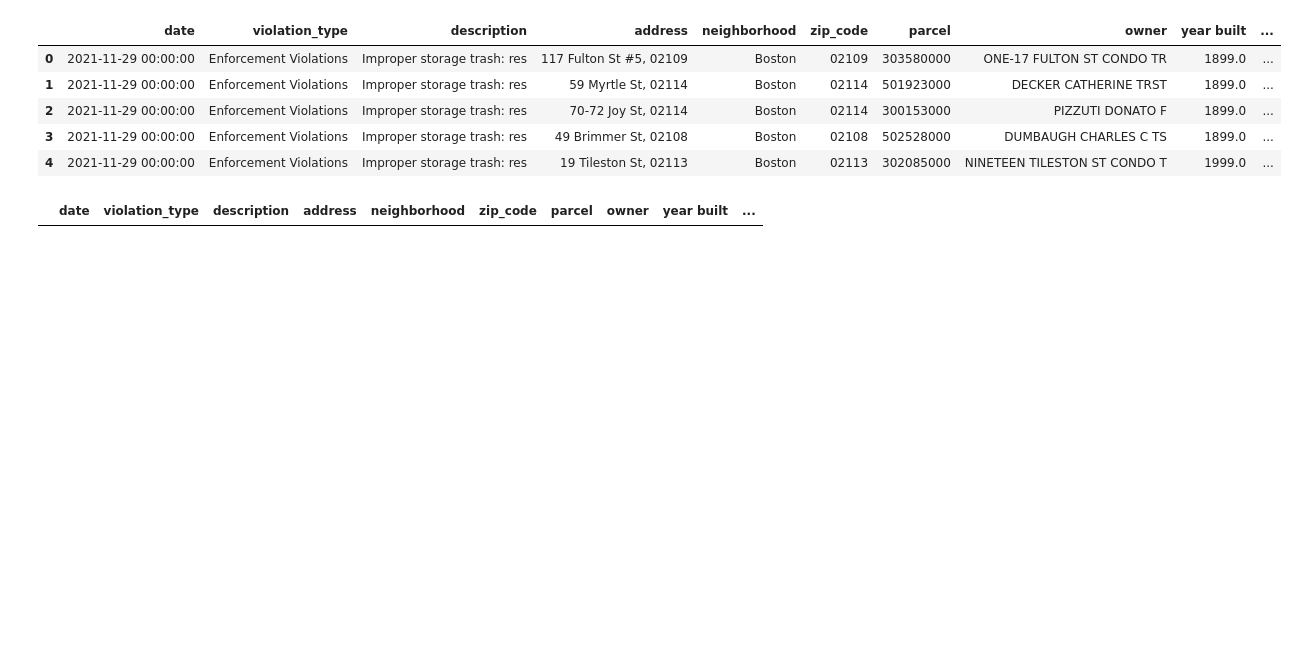
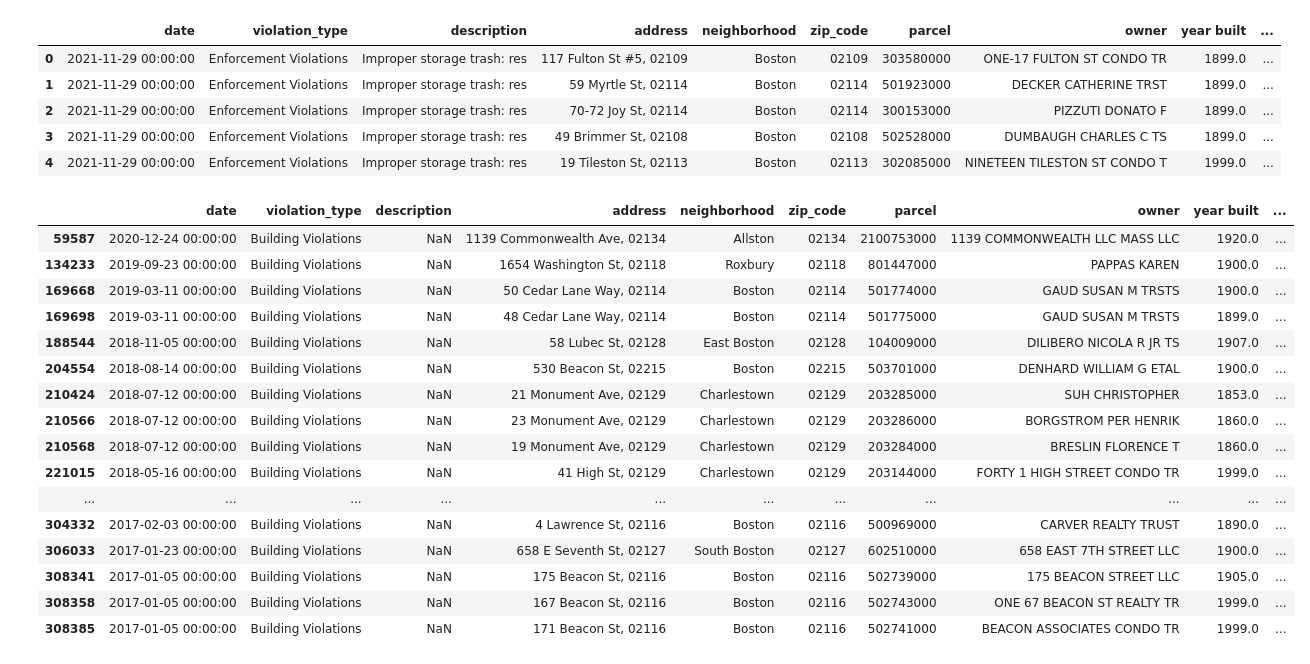
Before and after one commit to BrunoKoppel/bhcc, a Jupyter notebook: 2021_03Fall_CSC225_Advanced_Python/bko_final_exam/RentDataAnalysis.ipynb, the cells around one changed output. Drawn from its saved outputs; the diff is of its cells as text; code cells hidden in the pictures; blank space fills up the shorter version.

```diff
--- a/2021_03Fall_CSC225_Advanced_Python/bko_final_exam/RentDataAnalysis.ipynb
+++ b/2021_03Fall_CSC225_Advanced_Python/bko_final_exam/RentDataAnalysis.ipynb
@@ -21,11 +21,27 @@ rentsmart_all.head()
 | 2 | 2021-11-29 00:00:00 | Enforcement Violations | Improper storage trash: res | 70-72 Joy St, 02114 | Boston | 02114 | 300153000 | PIZZUTI DONATO F | 1899.0 | ... |
 | 3 | 2021-11-29 00:00:00 | Enforcement Violations | Improper storage trash: res | 49 Brimmer St, 02108 | Boston | 02108 | 502528000 | DUMBAUGH CHARLES C TS | 1899.0 | ... |
 | 4 | 2021-11-29 00:00:00 | Enforcement Violations | Improper storage trash: res | 19 Tileston St, 02113 | Boston | 02113 | 302085000 | NINETEEN TILESTON ST CONDO T | 1999.0 | ... |
-# %%
-# Check if there are any missing addresses
-rentsmart_all[rentsmart_all['address'].isna()]
-# %% [output]
-|  | date | violation_type | description | address | neighborhood | zip_code | parcel | owner | year built | ... |
+# %%
+# Checking for violations without description
+rentsmart_all[rentsmart_all['description'].isna()]
+# %% [output]
+|  | date | violation_type | description | address | neighborhood | zip_code | parcel | owner | year built | ... |
+| 59587 | 2020-12-24 00:00:00 | Building Violations | NaN | 1139 Commonwealth Ave, 02134 | Allston | 02134 | 2100753000 | 1139 COMMONWEALTH LLC MASS LLC | 1920.0 | ... |
+| 134233 | 2019-09-23 00:00:00 | Building Violations | NaN | 1654 Washington St, 02118 | Roxbury | 02118 | 801447000 | PAPPAS KAREN | 1900.0 | ... |
+| 169668 | 2019-03-11 00:00:00 | Building Violations | NaN | 50 Cedar Lane Way, 02114 | Boston | 02114 | 501774000 | GAUD SUSAN M TRSTS | 1900.0 | ... |
+| 169698 | 2019-03-11 00:00:00 | Building Violations | NaN | 48 Cedar Lane Way, 02114 | Boston | 02114 | 501775000 | GAUD SUSAN M TRSTS | 1899.0 | ... |
+| 188544 | 2018-11-05 00:00:00 | Building Violations | NaN | 58 Lubec St, 02128 | East Boston | 02128 | 104009000 | DILIBERO NICOLA R JR TS | 1907.0 | ... |
+| 204554 | 2018-08-14 00:00:00 | Building Violations | NaN | 530 Beacon St, 02215 | Boston | 02215 | 503701000 | DENHARD WILLIAM G ETAL | 1900.0 | ... |
+| 210424 | 2018-07-12 00:00:00 | Building Violations | NaN | 21 Monument Ave, 02129 | Charlestown | 02129 | 203285000 | SUH CHRISTOPHER | 1853.0 | ... |
+| 210566 | 2018-07-12 00:00:00 | Building Violations | NaN | 23 Monument Ave, 02129 | Charlestown | 02129 | 203286000 | BORGSTROM PER HENRIK | 1860.0 | ... |
+| 210568 | 2018-07-12 00:00:00 | Building Violations | NaN | 19 Monument Ave, 02129 | Charlestown | 02129 | 203284000 | BRESLIN FLORENCE T | 1860.0 | ... |
+| 221015 | 2018-05-16 00:00:00 | Building Violations | NaN | 41 High St, 02129 | Charlestown | 02129 | 203144000 | FORTY 1 HIGH STREET CONDO TR | 1999.0 | ... |
+| ... | ... | ... | ... | ... | ... | ... | ... | ... | ... | ... |
+| 304332 | 2017-02-03 00:00:00 | Building Violations | NaN | 4 Lawrence St, 02116 | Boston | 02116 | 500969000 | CARVER REALTY TRUST | 1890.0 | ... |
+| 306033 | 2017-01-23 00:00:00 | Building Violations | NaN | 658 E Seventh St, 02127 | South Boston | 02127 | 602510000 | 658 EAST 7TH STREET LLC | 1900.0 | ... |
+| 308341 | 2017-01-05 00:00:00 | Building Violations | NaN | 175 Beacon St, 02116 | Boston | 02116 | 502739000 | 175 BEACON STREET LLC | 1905.0 | ... |
+| 308358 | 2017-01-05 00:00:00 | Building Violations | NaN | 167 Beacon St, 02116 | Boston | 02116 | 502743000 | ONE 67 BEACON ST REALTY TR | 1999.0 | ... |
+| 308385 | 2017-01-05 00:00:00 | Building Violations | NaN | 171 Beacon St, 02116 | Boston | 02116 | 502741000 | BEACON ASSOCIATES CONDO TR | 1999.0 | ... |
 # %%
 
 rentsmart_all.shape
```
Also changed, not shown: 1 other file.
